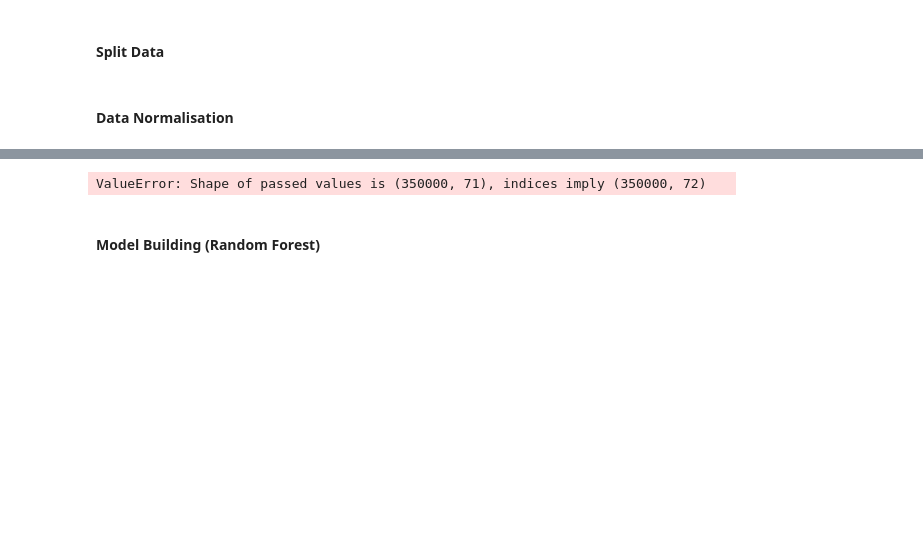
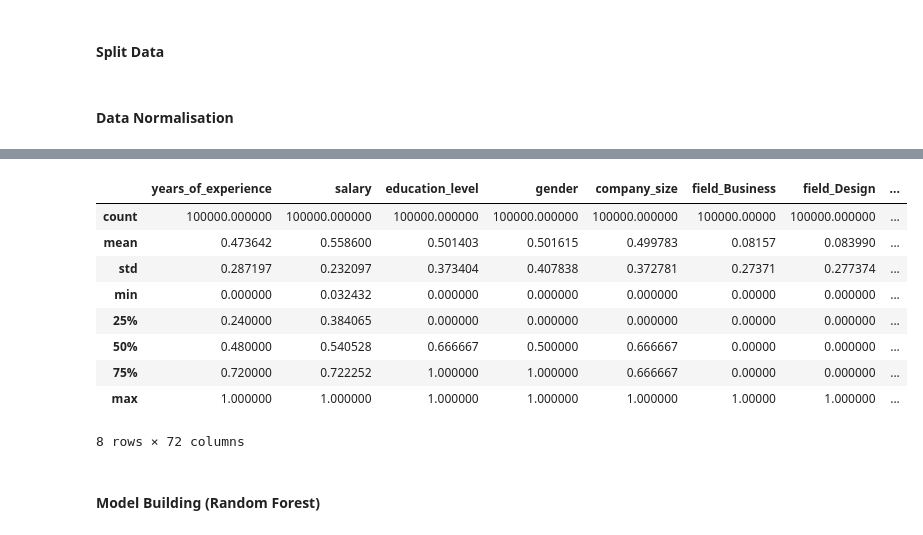
Before and after one commit to KaraniAbdellah/Job_Market, a Jupyter notebook: model_random_forset.ipynb, the cells around one changed output, grey strips where cells are left out. Saved outputs shown, nothing was run; the diff lists cells and outputs as text; code cells hidden in the pictures; blank space fills up the shorter version.

```diff
--- a/model_random_forset.ipynb
+++ b/model_random_forset.ipynb
@@ -74,39 +86,23 @@ from sklearn.preprocessing import MinMaxScaler
+# %%
+max_scaled_dataset = deepcopy(cp_data)
 # %%
-# Salary Normalisation Or Scaling
-# min_max_scal = MinMaxScaler(feature_range=(0, 1))
-# nd_data = min_max_scal.fit_transform(X=X_train, y=y_train)
-# df = pd.DataFrame(nd_data, columns=["country", "city", "occupation", "field", "years_of_experience", "employment_type", "education_level", "gender", "company_size"])
-# df
+min_max_scaler = MinMaxScaler(feature_range=(0, 1))
+cols = max_scaled_dataset.columns
+for col in cols:
+       max_scaled_dataset[col] = max_scaled_dataset[col] / int(max_scaled_dataset[col].max())
 
-min_max_scaler = MinMaxScaler(feature_range=(0, 1))
-nd_array = min_max_scaler.fit_transform(X_train, y_train)
-cp_data = pd.DataFrame(nd_array, columns=['years_of_experience', 'salary', 'education_level', 'gender',
-       'company_size', 'field_Business', 'field_Design', 'field_Finance',
-       'field_Human Resources', 'field_Marketing', 'field_Operations',
-       'field_Technology', 'employment_type_freelance',
-       'employment_type_full_time', 'employment_type_internship',
-       'employment_type_part_time', 'employment_type_work_from_home',
-       'city_Amsterdam', 'city_Auckland', 'city_Bangalore', 'city_Berlin',
-       'city_Cape Town', 'city_Dubai', 'city_Dublin', 'city_London',
-       'city_Madrid', 'city_Mexico City', 'city_Milan', 'city_New York',
-       'city_Paris', 'city_San Francisco', 'city_Sao Paulo', 'city_Seoul',
-       'city_Singapore', 'city_Stockholm', 'city_Sydney', 'city_Tokyo',
-       'city_Toronto', 'city_Zurich', 'country_Australia', 'country_Brazil',
-       'country_Canada', 'country_France', 'country_Germany', 'country_India',
-       'country_Ireland', 'country_Italy', 'country_Japan', 'country_Mexico',
-       'country_Netherlands', 'country_New Zealand', 'country_Singapore',
-       'country_South Africa', 'country_South Korea', 'country_Spain',
-       'country_Sweden', 'country_Switzerland', 'country_United Arab Emirates',
-       'country_United Kingdom', 'country_United States',
-       'occupation_AI Engineer', 'occupation_Business Analyst',
-       'occupation_Cloud Engineer', 'occupation_Data Analyst',
-       'occupation_Data Scientist', 'occupation_Financial Analyst',
-       'occupation_HR Analyst', 'occupation_Marketing Specialist',
-       'occupation_Operations Manager', 'occupation_Product Manager',
-       'occupation_Software Engineer', 'occupation_UX Designer'])
-cp_data
+max_scaled_dataset.describe()
 # %% [output]
+|  | years_of_experience | salary | education_level | gender | company_size | field_Business | field_Design | ... |
+| count | 100000.000000 | 100000.000000 | 100000.000000 | 100000.000000 | 100000.000000 | 100000.00000 | 100000.000000 | ... |
+| mean | 0.473642 | 0.558600 | 0.501403 | 0.501615 | 0.499783 | 0.08157 | 0.083990 | ... |
+| std | 0.287197 | 0.232097 | 0.373404 | 0.407838 | 0.372781 | 0.27371 | 0.277374 | ... |
+| min | 0.000000 | 0.032432 | 0.000000 | 0.000000 | 0.000000 | 0.00000 | 0.000000 | ... |
+| 25% | 0.240000 | 0.384065 | 0.000000 | 0.000000 | 0.000000 | 0.00000 | 0.000000 | ... |
+| 50% | 0.480000 | 0.540528 | 0.666667 | 0.500000 | 0.666667 | 0.00000 | 0.000000 | ... |
+| 75% | 0.720000 | 0.722252 | 1.000000 | 1.000000 | 0.666667 | 0.00000 | 0.000000 | ... |
+| max | 1.000000 | 1.000000 | 1.000000 | 1.000000 | 1.000000 | 1.00000 | 1.000000 | ... |
-ValueError: Shape of passed values is (350000, 71), indices imply (350000, 72)
+8 rows × 72 columns
 # %% [markdown]
 #### Model Building (Random Forest)
 # %%
```
Also changed, not shown: parts of 13 cells of this notebook, 2 other files.
